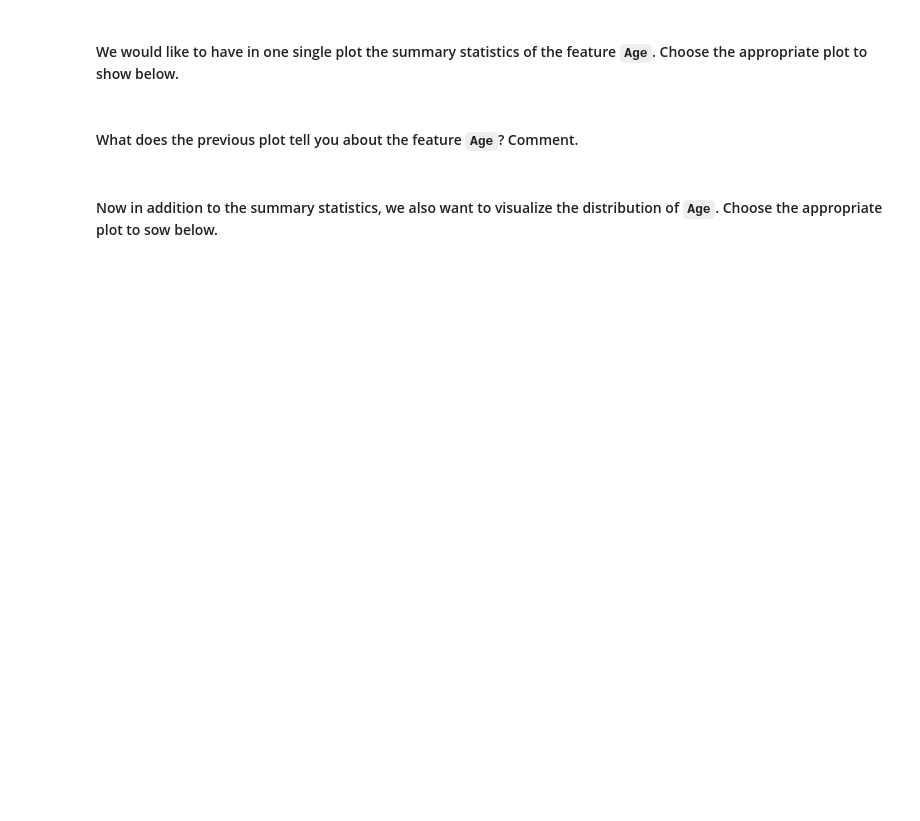
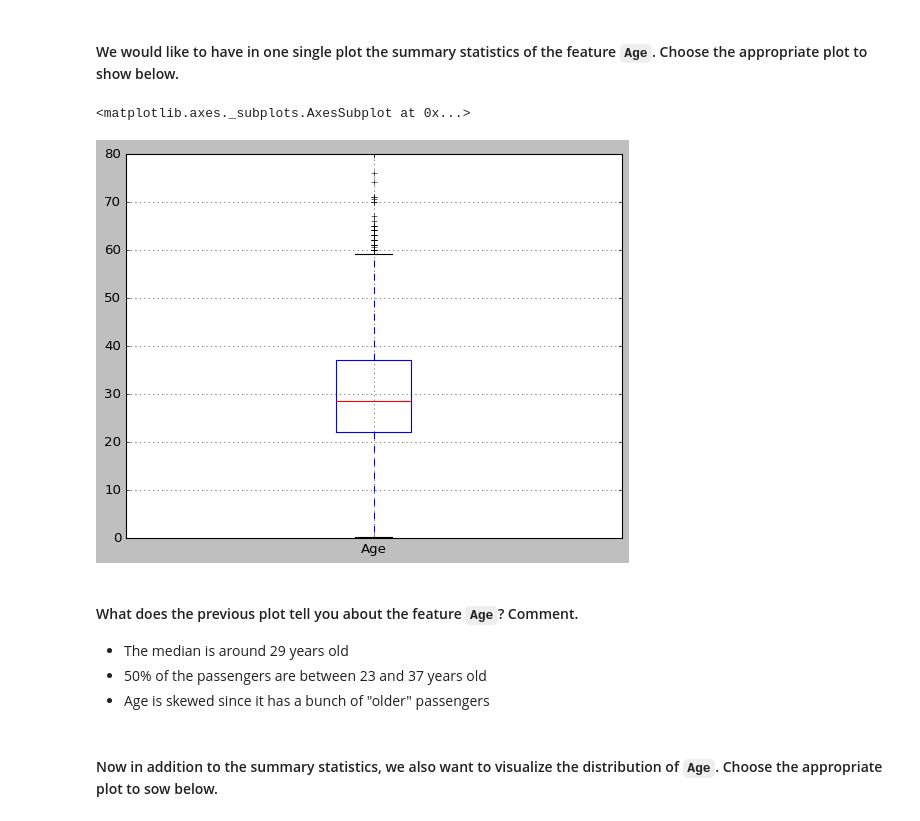
Before and after one commit to marisfont/madrid-oct-2018, a Jupyter notebook: module-2/lab-matplotlib-seaborn/your-code/challenge-3.ipynb, the cells around one changed output. Saved outputs shown, nothing was run; the diff lists cells and outputs as text; code cells hidden in the pictures; blank space fills up the shorter version.

```diff
--- a/module-2/lab-matplotlib-seaborn/your-code/challenge-3.ipynb
+++ b/module-2/lab-matplotlib-seaborn/your-code/challenge-3.ipynb
@@ -163,2 +171,10 @@ TypeError: unsupported operand type(s) for /: 'str' and 'int'
+# %%
+titanic.boxplot(column='Age')
+# %% [output]
+<matplotlib.axes._subplots.AxesSubplot at 0x...>
+[figure, added]
 # %% [markdown]
 #### What does the previous plot tell you about the feature `Age`? Comment.
+- The median is around 29 years old
+- 50% of the passengers are between 23 and 37 years old
+- Age is skewed since it has a bunch of "older" passengers
```
Also changed, not shown: parts of 21 cells of this notebook.
